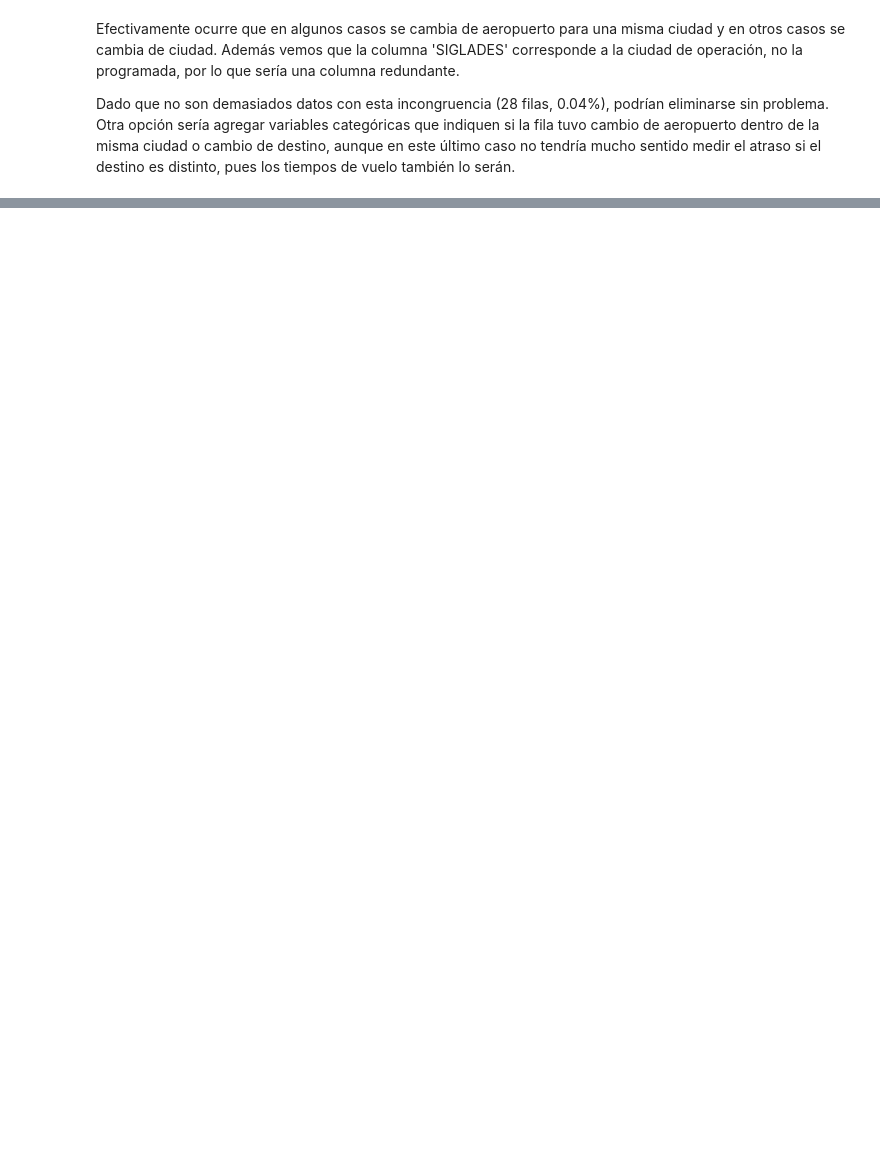
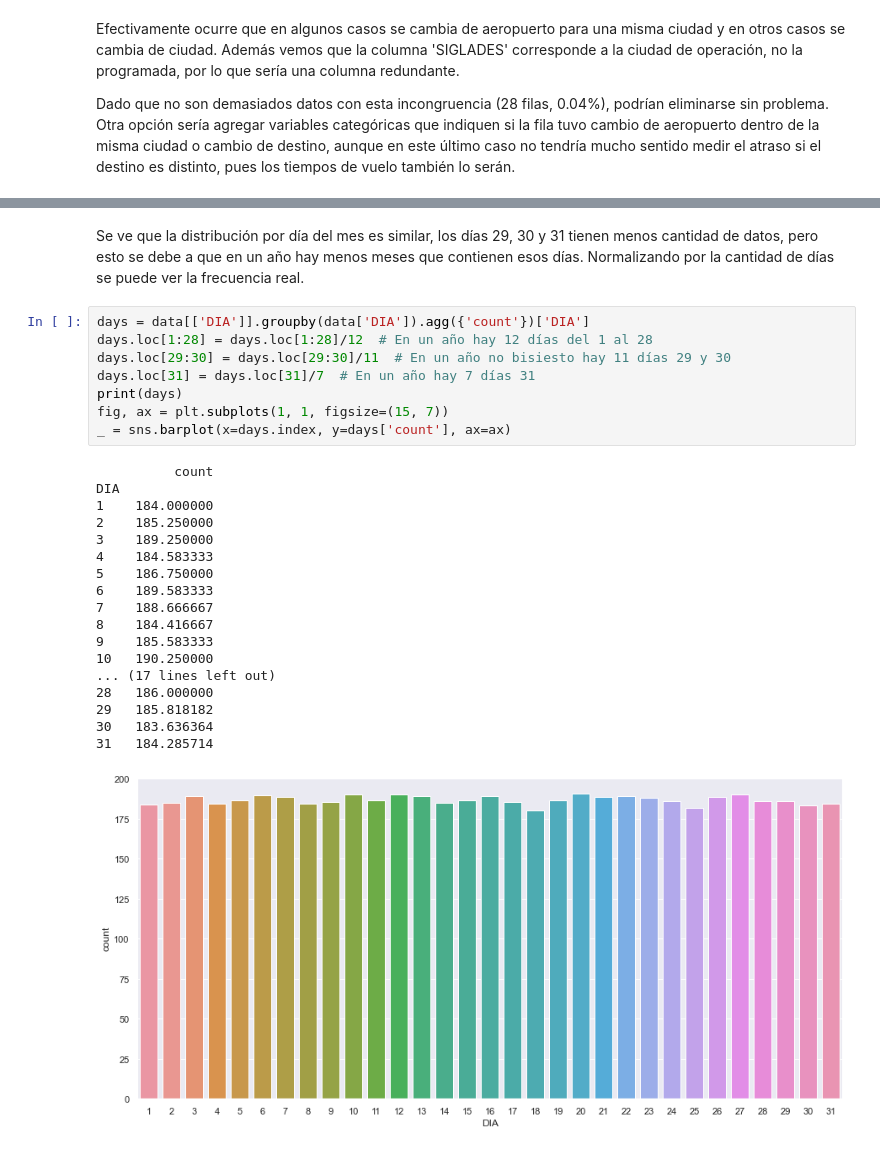
Before and after one commit to igonzalezperez/airline-challenge, a Jupyter notebook: solution.ipynb, the cells around one changed output, grey strips where cells are left out. Drawn from its saved outputs; the diff is of its cells as text; blank space fills up the shorter version.

```diff
--- a/solution.ipynb
+++ b/solution.ipynb
@@ -590,0 +652,29 @@ data.loc[data['OPERA'] == 'Austral', 'OPERA'] = 'Aerolíneas Argentinas'
+# %% [markdown]
+Se ve que la distribución por día del mes es similar, los días 29, 30 y 31 tienen menos cantidad de datos, pero esto se debe a que en un año hay menos meses que contienen esos días. Normalizando por la cantidad de días se puede ver la frecuencia real.
+# %%
+days = data[['DIA']].groupby(data['DIA']).agg({'count'})['DIA']
+days.loc[1:28] = days.loc[1:28]/12  # En un año hay 12 días del 1 al 28
+days.loc[29:30] = days.loc[29:30]/11  # En un año no bisiesto hay 11 días 29 y 30
+days.loc[31] = days.loc[31]/7  # En un año hay 7 días 31
+print(days)
+fig, ax = plt.subplots(1, 1, figsize=(15, 7))
+_ = sns.barplot(x=days.index, y=days['count'], ax=ax)
+# %% [output]
+          count
+DIA
+1    184.000000
+2    185.250000
+3    189.250000
+4    184.583333
+5    186.750000
+6    189.583333
+7    188.666667
+8    184.416667
+9    185.583333
+10   190.250000
+... (17 lines left out)
+28   186.000000
+29   185.818182
+30   183.636364
+31   184.285714
+[figure, added]
```
Also changed, not shown: parts of 71 cells of this notebook.
